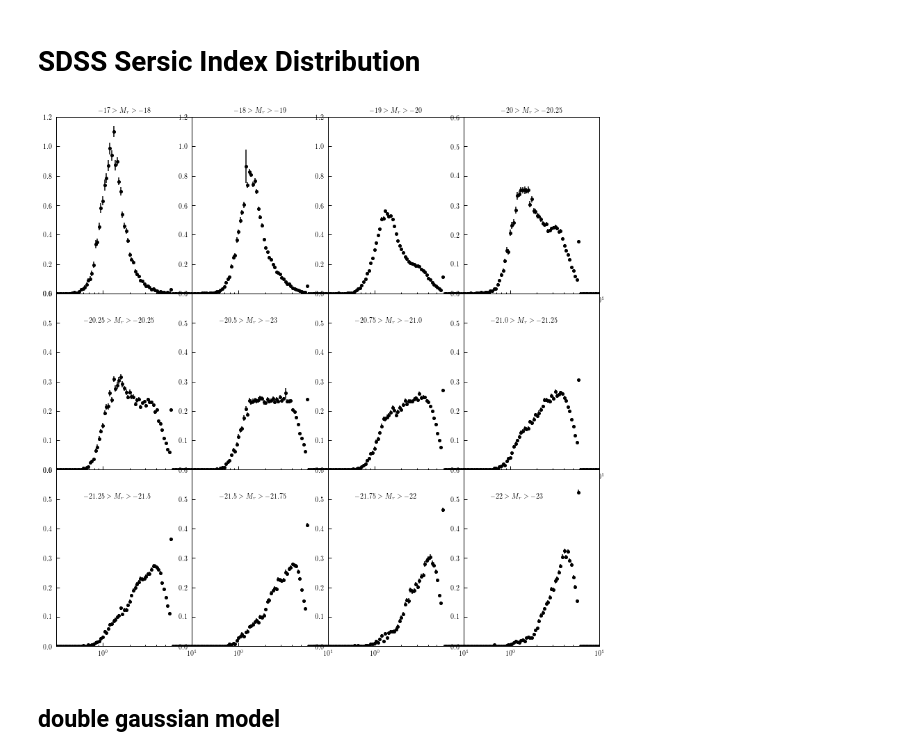
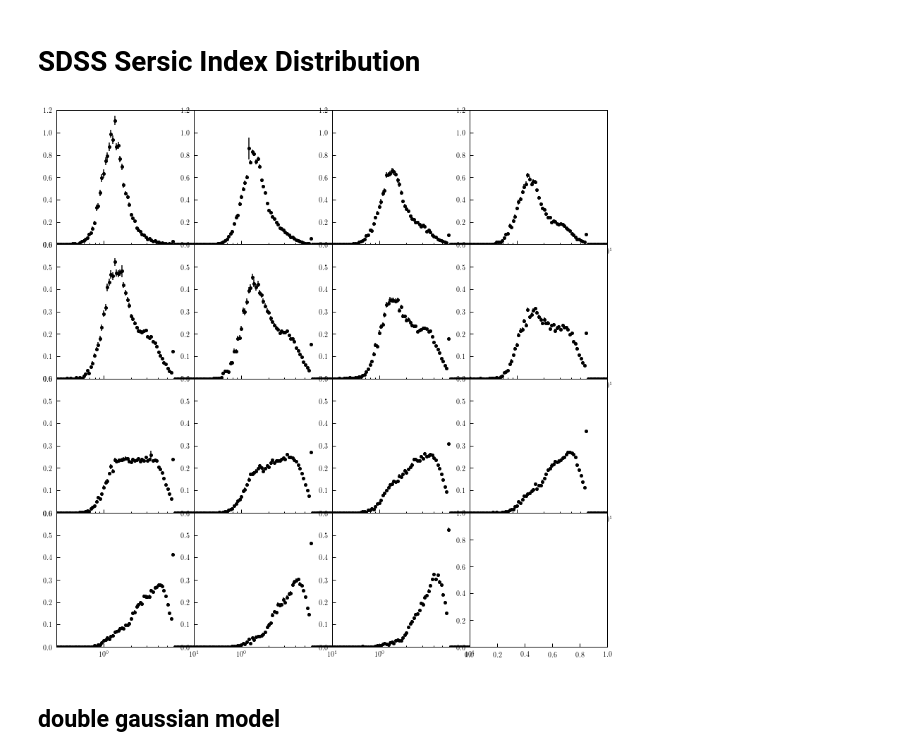
Before and after one commit to duncandc/galaxy_shapes, a Jupyter notebook: sdss_measurements/notebooks/sersic_index_distribution.ipynb, the cells around one changed output. Saved outputs shown, nothing was run; the diff lists cells and outputs as text; code cells hidden in the pictures.

```diff
--- a/sdss_measurements/notebooks/sersic_index_distribution.ipynb
+++ b/sdss_measurements/notebooks/sersic_index_distribution.ipynb
@@ -19,9 +19,15 @@ t_9 = Table.read('../data/sample_9_all_sersic_n.dat', format='ascii')
 t_10 = Table.read('../data/sample_10_all_sersic_n.dat', format='ascii')
 t_11 = Table.read('../data/sample_11_all_sersic_n.dat', format='ascii')
 t_12 = Table.read('../data/sample_12_all_sersic_n.dat', format='ascii')
+t_13 = Table.read('../data/sample_13_all_sersic_n.dat', format='ascii')
+t_14 = Table.read('../data/sample_14_all_sersic_n.dat', format='ascii')
+t_15 = Table.read('../data/sample_15_all_sersic_n.dat', format='ascii')
 
 # magnitude bins
-mag_bins = np.array([-17,-18,-19,-20,-20.25,-20.5,-20.75,-21,-21.25,-21.5,-21.75,-22,-23])
+mag_bins = np.array([-17,-18,-19,-19.25,-19.5,-19.75,
+                     -20,-20.25,-20.5,-20.75,
+                     -21,-21.25,-21.5,-21.75,
+                     -22,-23])
 mag_bin_centers = (mag_bins[:-1]+mag_bins[1:])/2.0
 
 # sersic index bins
@@ -29,13 +35,12 @@ bins = np.logspace(-1,1,100)
 bin_centers = (bins[:-1]+bins[1:])/2.0
 # %%
 # row and column sharing
-fig, axes = plt.subplots(3, 4, sharey=False, figsize=(14,14))
-((ax1, ax2, ax3, ax4), (ax5, ax6, ax7, ax8), (ax9, ax10, ax11, ax12)) = axes
+fig, axes = plt.subplots(4, 4, sharey=False, figsize=(14,14))
+((ax1, ax2, ax3, ax4), (ax5, ax6, ax7, ax8), (ax9, ax10, ax11, ax12), (ax13, ax14, ax15, ax16)) = axes
 plt.subplots_adjust(wspace=0, hspace=0)
 
 ax = ax1
 t = t_1
-ax1.set_title(r'$-17>M_r>-18$')
 p1 = ax1.errorbar(t['n'], t['frequency'], t['err'], fmt='o', color='black', ms=4)
 ax1.set_xlim([0.3,10])
 ax1.set_ylim([0,1.2])
@@ -43,7 +48,6 @@ ax1.set_xscale('log')
 
 ax = ax2
 t = t_2
-ax.set_title(r'$-18>M_r>-19$')
 ax.errorbar(t['n'], t['frequency'], t['err'], fmt='o', color='black', ms=4)
 ax.set_xlim([0.3,10])
 ax.set_ylim([0,1.2])
@@ -51,7 +55,6 @@ ax.set_xscale('log')
 
 ax = ax3
 t = t_3
-ax.set_title(r'$-19>M_r>-20$')
 ax.errorbar(t['n'], t['frequency'], t['err'], fmt='o', color='black', ms=4)
 ax.set_xlim([0.3,10])
 ax.set_ylim([0,1.2])
@@ -59,15 +62,13 @@ ax.set_xscale('log')
 
 ax = ax4
 t = t_4
-ax.set_title(r'$-20>M_r>-20.25$')
 ax.errorbar(t['n'], t['frequency'], t['err'], fmt='o', color='black', ms=4)
 ax.set_xlim([0.3,10])
-ax.set_ylim([0,0.6])
+ax.set_ylim([0,1.2])
 ax.set_xscale('log')
 
 ax = ax5
 t = t_5
-ax.text(0.6, 0.5, r'$-20.25>M_r>-20.25$')
 ax.errorbar(t['n'], t['frequency'], t['err'], fmt='o', color='black', ms=4)
 ax.set_xlim([0.3,10])
 ax.set_ylim([0,0.6])
@@ -75,7 +76,6 @@ ax.set_xscale('log')
 
 ax = ax6
 t = t_6
-ax.text(0.6, 0.5, r'$-20.5>M_r>-23$')
 ax.errorbar(t['n'], t['frequency'], t['err'], fmt='o', color='black', ms=4)
 ax.set_xlim([0.3,10])
 ax.set_ylim([0,0.6])
@@ -83,7 +83,6 @@ ax.set_xscale('log')
 
 ax = ax7
 t = t_7
-ax.text(0.6, 0.5, r'$-20.75>M_r>-21.0$')
 ax.errorbar(t['n'], t['frequency'], t['err'], fmt='o', color='black', ms=4)
 ax.set_xlim([0.3,10])
 ax.set_ylim([0,0.6])
@@ -91,7 +90,6 @@ ax.set_xscale('log')
 
 ax = ax8
 t = t_8
-ax.text(0.6, 0.5, r'$-21.0>M_r>-21.25$')
 ax.errorbar(t['n'], t['frequency'], t['err'], fmt='o', color='black', ms=4)
 ax.set_xlim([0.3,10])
 ax.set_ylim([0,0.6])
@@ -99,39 +97,56 @@ ax.set_xscale('log')
 
 ax = ax9
 t = t_9
-ax.text(0.6, 0.5, r'$-21.25>M_r>-21.5$')
 ax.errorbar(t['n'], t['frequency'], t['err'], fmt='o', color='black', ms=4)
 ax.set_xlim([0.3,10])
 ax.set_ylim([0,0.6])
 ax.set_xscale('log')
 
 ax = ax10
 t = t_10
-ax.text(0.6, 0.5, r'$-21.5>M_r>-21.75$')
 ax.errorbar(t['n'], t['frequency'], t['err'], fmt='o', color='black', ms=4)
 ax.set_xlim([0.3,10])
 ax.set_ylim([0,0.6])
 ax.set_xscale('log')
 
 ax = ax11
 t = t_11
-ax.text(0.6, 0.5, r'$-21.75>M_r>-22$')
 ax.errorbar(t['n'], t['frequency'], t['err'], fmt='o', color='black', ms=4)
 ax.set_xlim([0.3,10])
 ax.set_ylim([0,0.6])
 ax.set_xscale('log')
 
 ax = ax12
 t = t_12
-ax.text(0.6, 0.5, r'$-22>M_r>-23$')
+ax.errorbar(t['n'], t['frequency'], t['err'], fmt='o', color='black', ms=4)
+ax.set_xlim([0.3,10])
+ax.set_ylim([0,0.6])
+ax.set_xscale('log')
+
+ax = ax13
+t = t_13
+ax.errorbar(t['n'], t['frequency'], t['err'], fmt='o', color='black', ms=4)
+ax.set_xlim([0.3,10])
+ax.set_ylim([0,0.6])
+ax.set_xscale('log')
+
+ax = ax14
+t = t_14
+ax.errorbar(t['n'], t['frequency'], t['err'], fmt='o', color='black', ms=4)
+ax.set_xlim([0.3,10])
+ax.set_ylim([0,0.6])
+ax.set_xscale('log')
+
+ax = ax15
+t = t_15
 ax.errorbar(t['n'], t['frequency'], t['err'], fmt='o', color='black', ms=4)
 ax.set_xlim([0.3,10])
 ax.set_ylim([0,0.6])
 ax.set_xscale('log')
 
 plt.show()
 # %% [output]
-[figure, old version]
+[figure, new version]
 # %% [markdown]
 ## double gaussian model
 # %%
```
Also changed, not shown: parts of 18 cells of this notebook, 1 other file.
